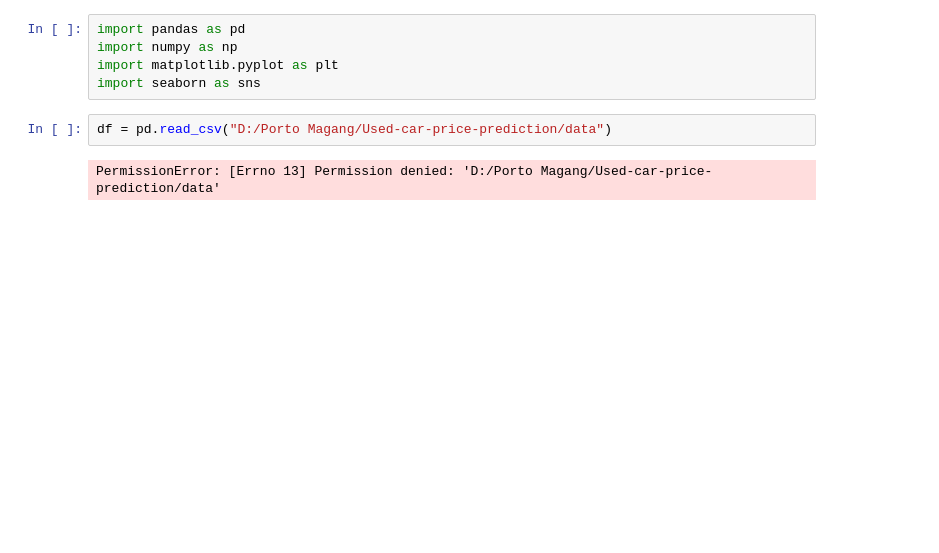
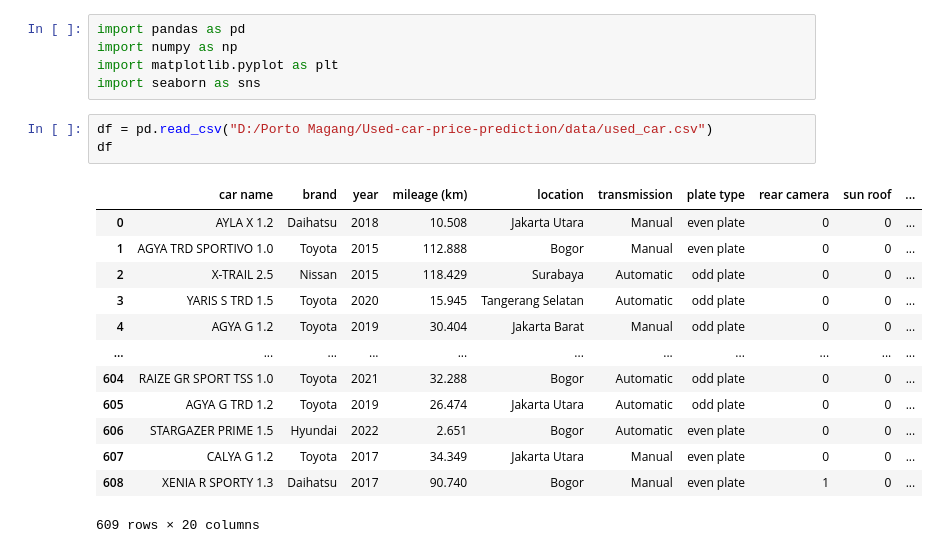
Before and after one commit to jasonalexanderjsnaldr/used-car-price-prediction, a Jupyter notebook: notebook/EDA.ipynb, the cells around one changed output. Saved outputs shown, nothing was run; the diff lists cells and outputs as text; blank space fills up the shorter version.

```diff
--- a/notebook/EDA.ipynb
+++ b/notebook/EDA.ipynb
@@ -4,6 +4,19 @@ import numpy as np
 import matplotlib.pyplot as plt
 import seaborn as sns
 # %%
-df = pd.read_csv("D:/Porto Magang/Used-car-price-prediction/data")
+df = pd.read_csv("D:/Porto Magang/Used-car-price-prediction/data/used_car.csv")
+df
 # %% [output]
+|  | car name | brand | year | mileage (km) | location | transmission | plate type | rear camera | sun roof | ... |
+| 0 | AYLA X 1.2 | Daihatsu | 2018 | 10.508 | Jakarta Utara | Manual | even plate | 0 | 0 | ... |
+| 1 | AGYA TRD SPORTIVO 1.0 | Toyota | 2015 | 112.888 | Bogor | Manual | even plate | 0 | 0 | ... |
+| 2 | X-TRAIL 2.5 | Nissan | 2015 | 118.429 | Surabaya | Automatic | odd plate | 0 | 0 | ... |
+| 3 | YARIS S TRD 1.5 | Toyota | 2020 | 15.945 | Tangerang Selatan | Automatic | odd plate | 0 | 0 | ... |
+| 4 | AGYA G 1.2 | Toyota | 2019 | 30.404 | Jakarta Barat | Manual | odd plate | 0 | 0 | ... |
+| ... | ... | ... | ... | ... | ... | ... | ... | ... | ... | ... |
+| 604 | RAIZE GR SPORT TSS 1.0 | Toyota | 2021 | 32.288 | Bogor | Automatic | odd plate | 0 | 0 | ... |
+| 605 | AGYA G TRD 1.2 | Toyota | 2019 | 26.474 | Jakarta Utara | Automatic | odd plate | 0 | 0 | ... |
+| 606 | STARGAZER PRIME 1.5 | Hyundai | 2022 | 2.651 | Bogor | Automatic | even plate | 0 | 0 | ... |
+| 607 | CALYA G 1.2 | Toyota | 2017 | 34.349 | Jakarta Utara | Manual | even plate | 0 | 0 | ... |
+| 608 | XENIA R SPORTY 1.3 | Daihatsu | 2017 | 90.740 | Bogor | Manual | even plate | 1 | 0 | ... |
-PermissionError: [Errno 13] Permission denied: 'D:/Porto Magang/Used-car-price-prediction/data'
+609 rows × 20 columns
```
Also changed, not shown: parts of 7 cells of this notebook.
